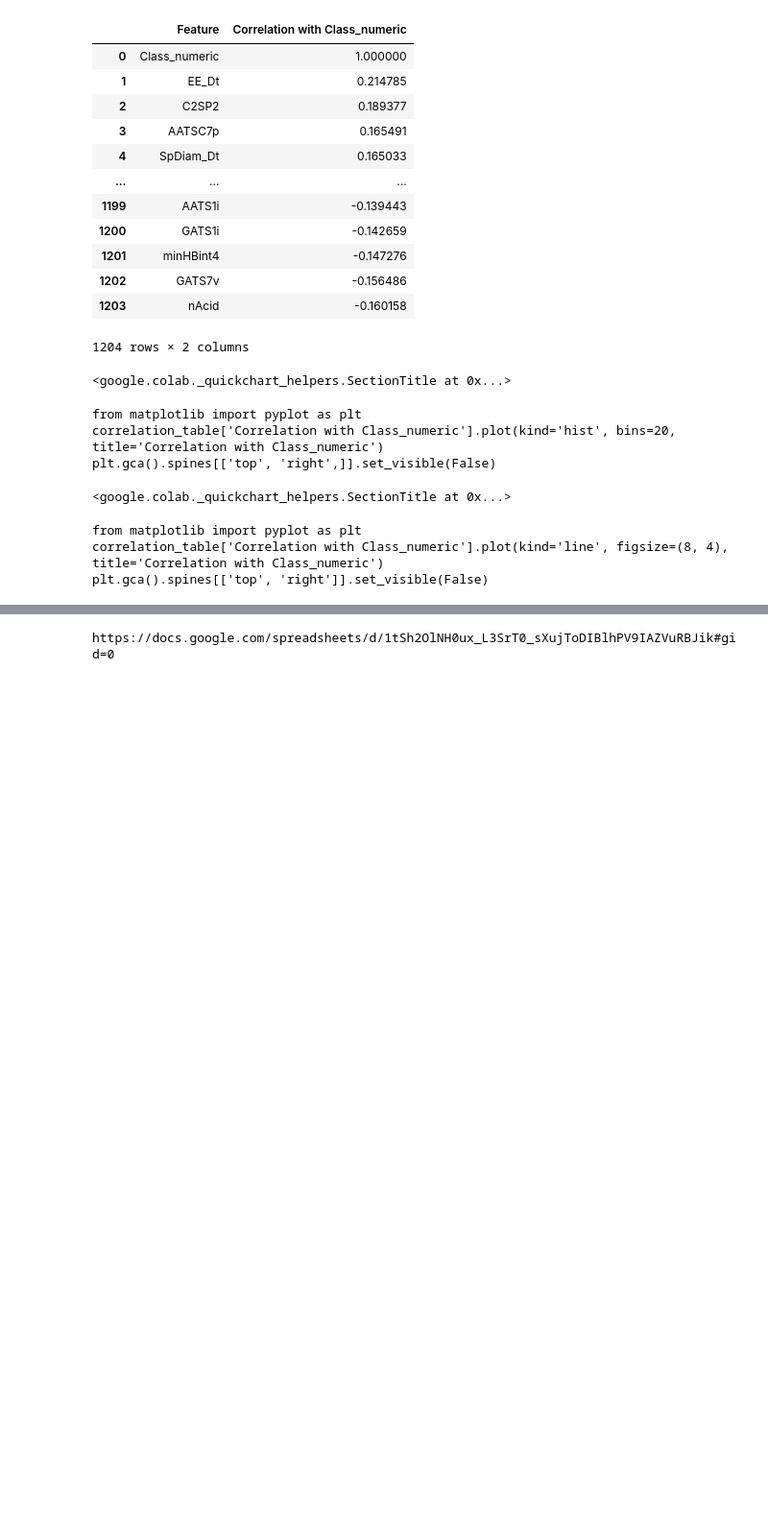
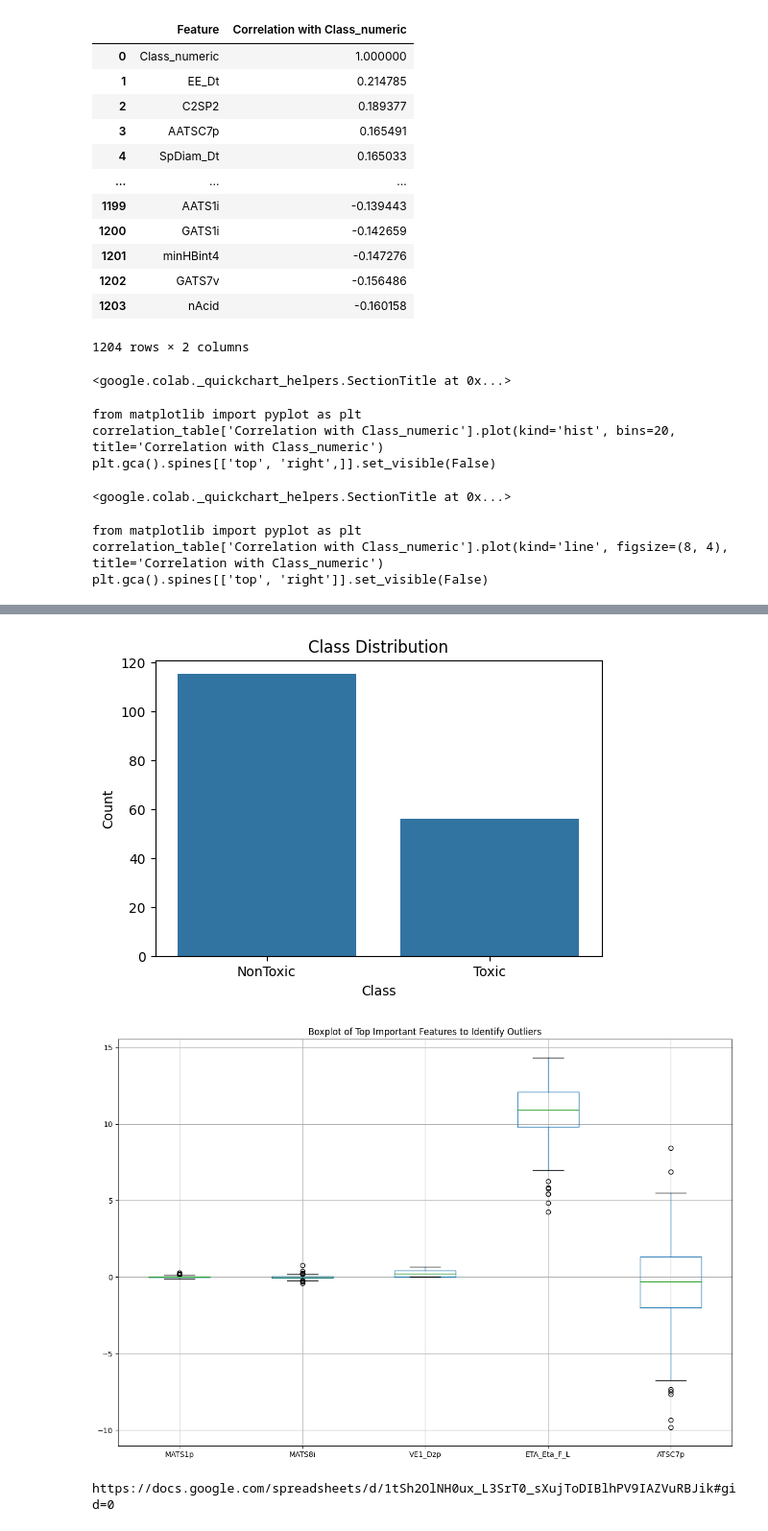
Before and after one commit to JONAHKYAGABA/MLTOXICASSIGNMENT, a Jupyter notebook: TOXIC.ipynb, the cells around one changed output, grey strips where cells are left out. Shown at 96% size. Drawn from its saved outputs; the diff is of its cells as text; code cells hidden in the pictures; blank space fills up the shorter version.

```diff
--- a/TOXIC.ipynb
+++ b/TOXIC.ipynb
@@ -180,3 +182,29 @@ plt.gca().spines[['top', 'right',]].set_visible(False)
+# %%
+
+# Reload the dataset
+toxicity_df = pd.read_csv('toxicity_dataset.csv')
+
+# Check the class distribution
+class_distribution = toxicity_df['Class'].value_counts()
+
+# Plot class distribution
+plt.figure(figsize=(6, 4))
+sns.barplot(x=class_distribution.index, y=class_distribution.values)
+plt.title('Class Distribution')
+plt.xlabel('Class')
+plt.ylabel('Count')
+plt.show()
+
+# Detect outliers using a box plot for the top 5 important features
+top_important_features = ['MATS1p', 'MATS8i', 'VE1_Dzp', 'ETA_Eta_F_L', 'ATSC7p']
+
+plt.figure(figsize=(15, 10))
+toxicity_df[top_important_features].boxplot()
+plt.title('Boxplot of Top Important Features to Identify Outliers')
+plt.show()
+# %% [output]
+[figure, added]
+[figure, added]
 # %%
 from google.colab import sheets
 sheet = sheets.InteractiveSheet(df=correlation_table)
```
Also changed, not shown: parts of 3 cells of this notebook.
